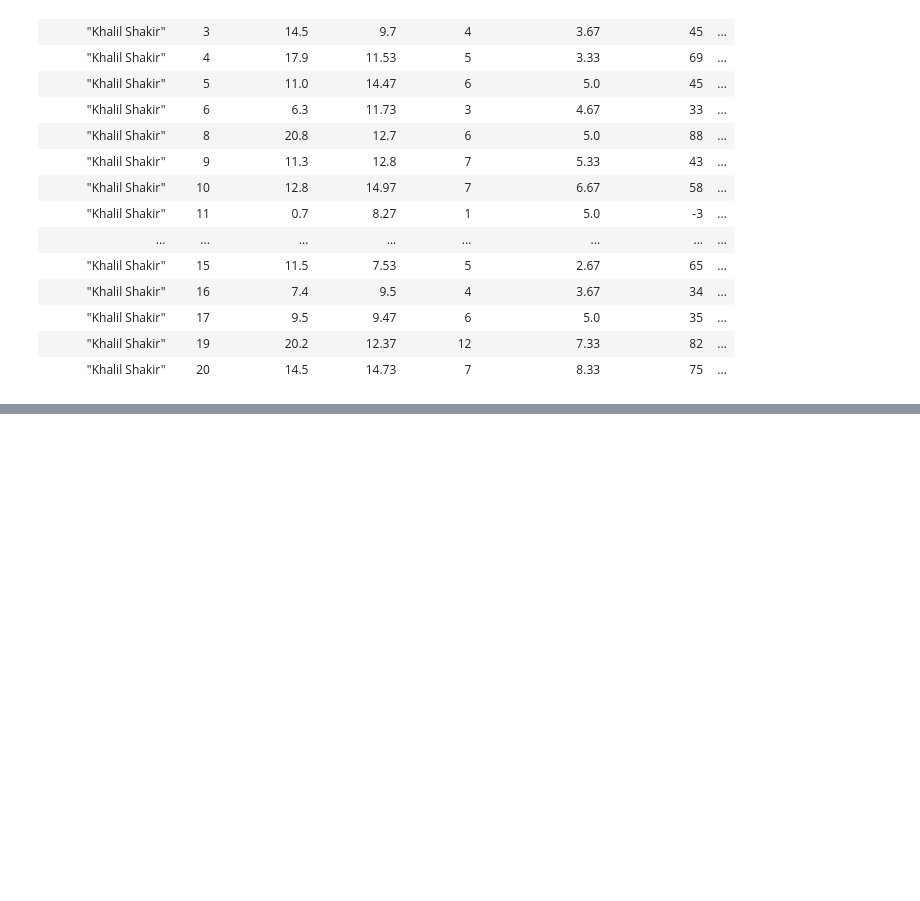
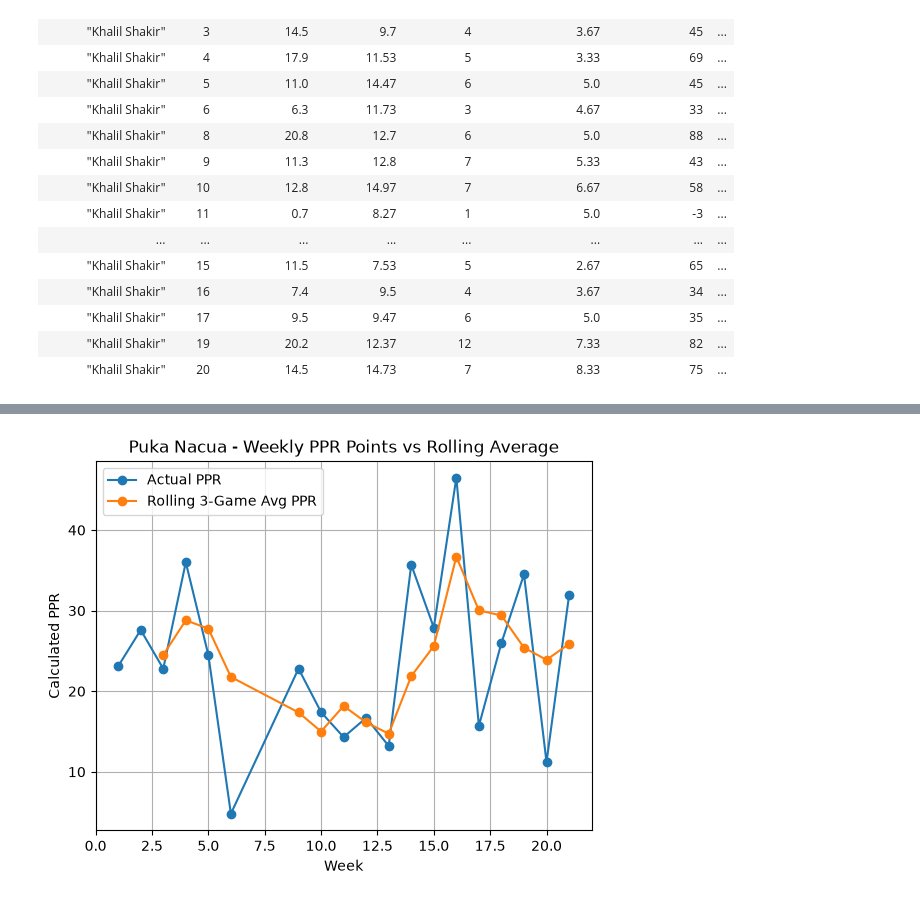
Before and after one commit to samarthsarda9/fantasy-football-project, a Jupyter notebook: notebooks/01_explore_data.ipynb, the cells around one changed output, grey strips where cells are left out. Saved outputs shown, nothing was run; the diff lists cells and outputs as text; code cells hidden in the pictures; blank space fills up the shorter version.

```diff
--- a/notebooks/01_explore_data.ipynb
+++ b/notebooks/01_explore_data.ipynb
@@ -589,0 +619,23 @@ shape: (16, 8)
+# %%
+plt.plot(
+    player_data['week'],
+    player_data['calculated_ppr'],
+    marker='o',
+    label='Actual PPR'
+)
+
+plt.plot(
+    player_data['week'],
+    player_data['rolling_3_ppr'],
+    marker='o',
+    label='Rolling 3-Game Avg PPR'
+)
+
+plt.title(f'{player_name} - Weekly PPR Points vs Rolling Average')
+plt.xlabel('Week')
+plt.ylabel('Calculated PPR')
+plt.legend()
+plt.grid(True)
+plt.show()
+# %% [output]
+[figure, added]
```
Also changed, not shown: parts of 6 cells of this notebook, 1 other file.
